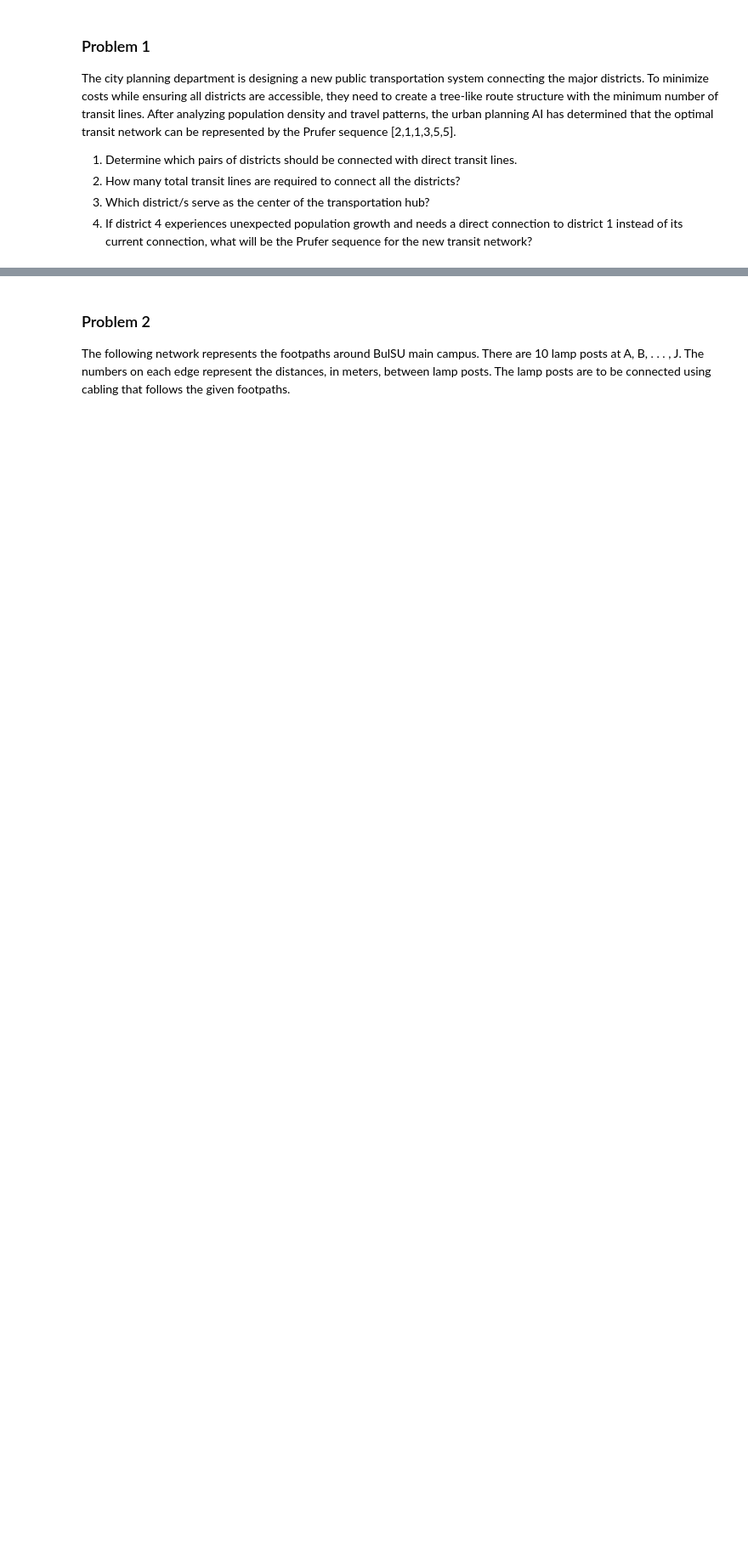
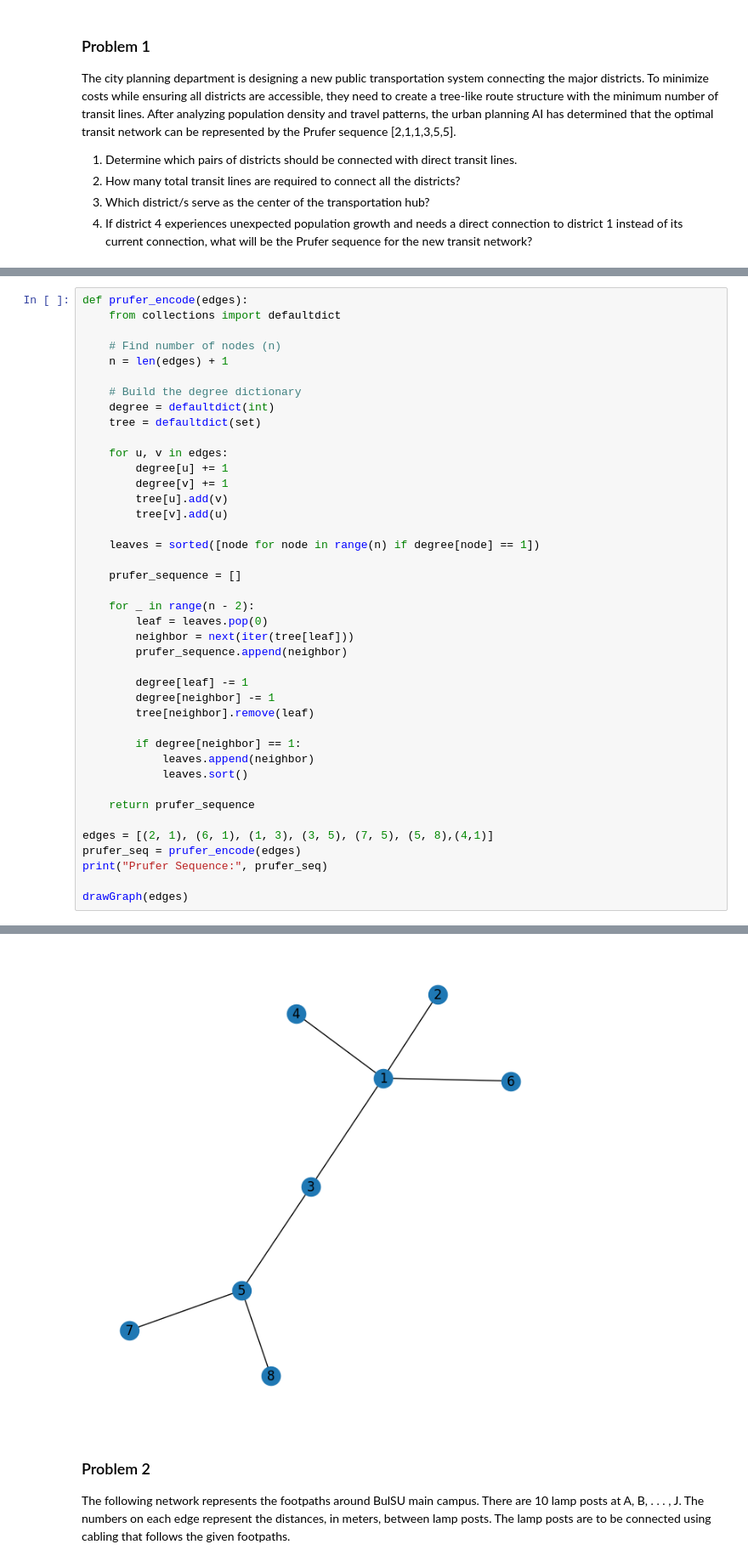
Before and after one commit to LeinnarF/Graph-Theory, a Jupyter notebook: Quiz 2/GraphTheory Quiz2.ipynb, the cells around one changed output, grey strips where cells are left out. Shown: that part at 85% size. Cells and saved outputs as stored; diff of their text form; blank space fills up the shorter version.

```diff
--- a/Quiz 2/GraphTheory Quiz2.ipynb
+++ b/Quiz 2/GraphTheory Quiz2.ipynb
@@ -67,0 +70,42 @@ plt.show()
+# %%
+def prufer_encode(edges):
+    from collections import defaultdict
+
+    # Find number of nodes (n)
+    n = len(edges) + 1
+
+    # Build the degree dictionary
+    degree = defaultdict(int)
+    tree = defaultdict(set)
+
+    for u, v in edges:
+        degree[u] += 1
+        degree[v] += 1
+        tree[u].add(v)
+        tree[v].add(u)
+
+    leaves = sorted([node for node in range(n) if degree[node] == 1])
+
+    prufer_sequence = []
+
+    for _ in range(n - 2):
+        leaf = leaves.pop(0)
+        neighbor = next(iter(tree[leaf]))
+        prufer_sequence.append(neighbor)
+
+        degree[leaf] -= 1
+        degree[neighbor] -= 1
+        tree[neighbor].remove(leaf)
+
+        if degree[neighbor] == 1:
+            leaves.append(neighbor)
+            leaves.sort()
+
+    return prufer_sequence
+
+edges = [(2, 1), (6, 1), (1, 3), (3, 5), (7, 5), (5, 8),(4,1)]
+prufer_seq = prufer_encode(edges)
+print("Prufer Sequence:", prufer_seq)
+
+drawGraph(edges)
+# %% [output]
@@ -68,3 +113,4 @@ plt.show()
+[figure, added]
 # %% [markdown]
 ### Problem 2
 The following network represents the footpaths around BulSU main campus.
```
Also changed, not shown: parts of 14 cells of this notebook, 2 other files.
